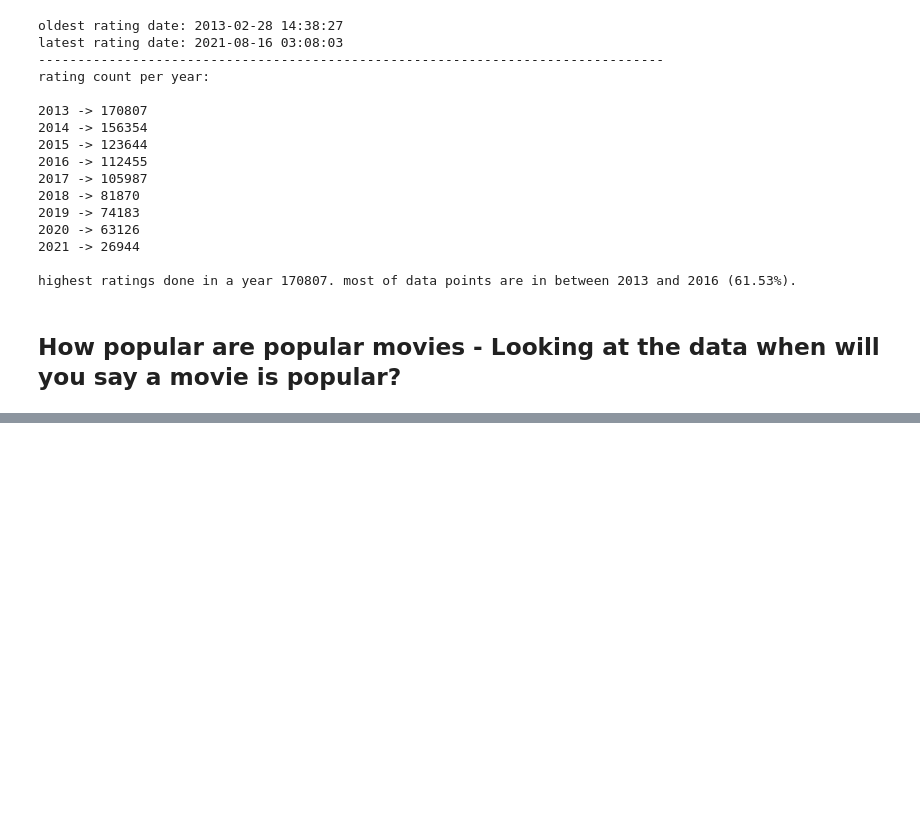
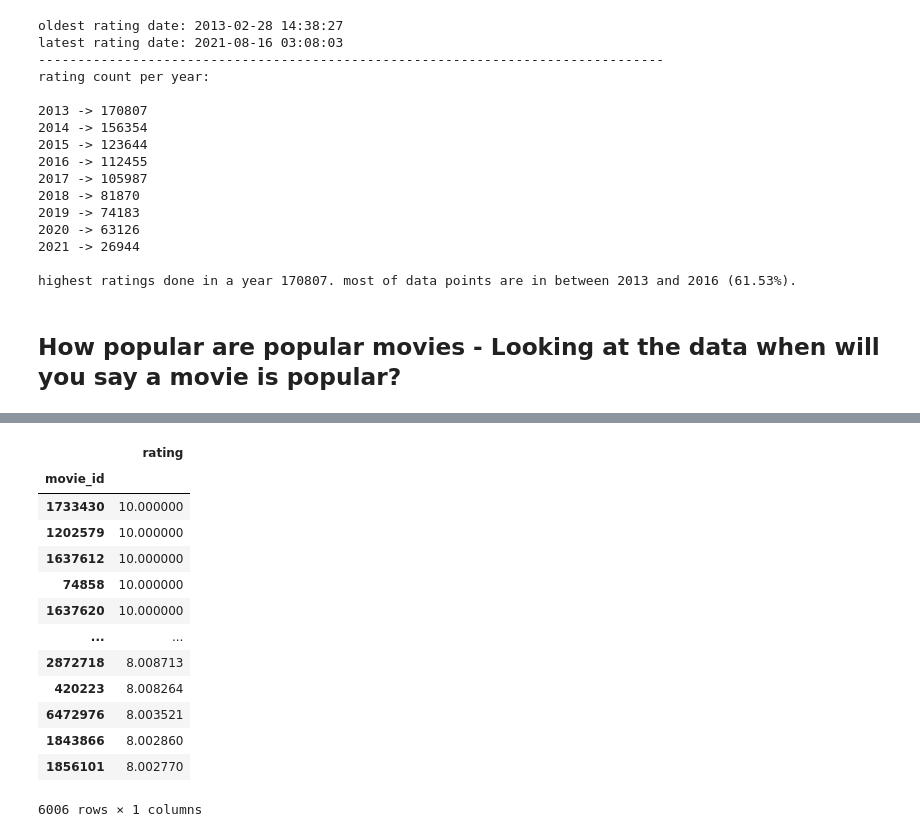
Before and after one commit to ashen007/Movie_Recommender_system, a Jupyter notebook: notebooks/ratings analysis.ipynb, the cells around one changed output, grey strips where cells are left out. Drawn from its saved outputs; the diff is of its cells as text; code cells hidden in the pictures; blank space fills up the shorter version.

```diff
--- a/notebooks/ratings analysis.ipynb
+++ b/notebooks/ratings analysis.ipynb
@@ -104,0 +129,17 @@ highest ratings done in a year 170807. most of data points are in between 2013 a
+# %%
+rating_by_movie[rating_by_movie['rating'] > 8]
+# %% [output]
+|  | rating |
+| movie_id |  |
+| 1733430 | 10.000000 |
+| 1202579 | 10.000000 |
+| 1637612 | 10.000000 |
+| 74858 | 10.000000 |
+| 1637620 | 10.000000 |
+| ... | ... |
+| 2872718 | 8.008713 |
+| 420223 | 8.008264 |
+| 6472976 | 8.003521 |
+| 1843866 | 8.002860 |
+| 1856101 | 8.002770 |
+6006 rows × 1 columns
```
Also changed, not shown: parts of 3 cells of this notebook.
